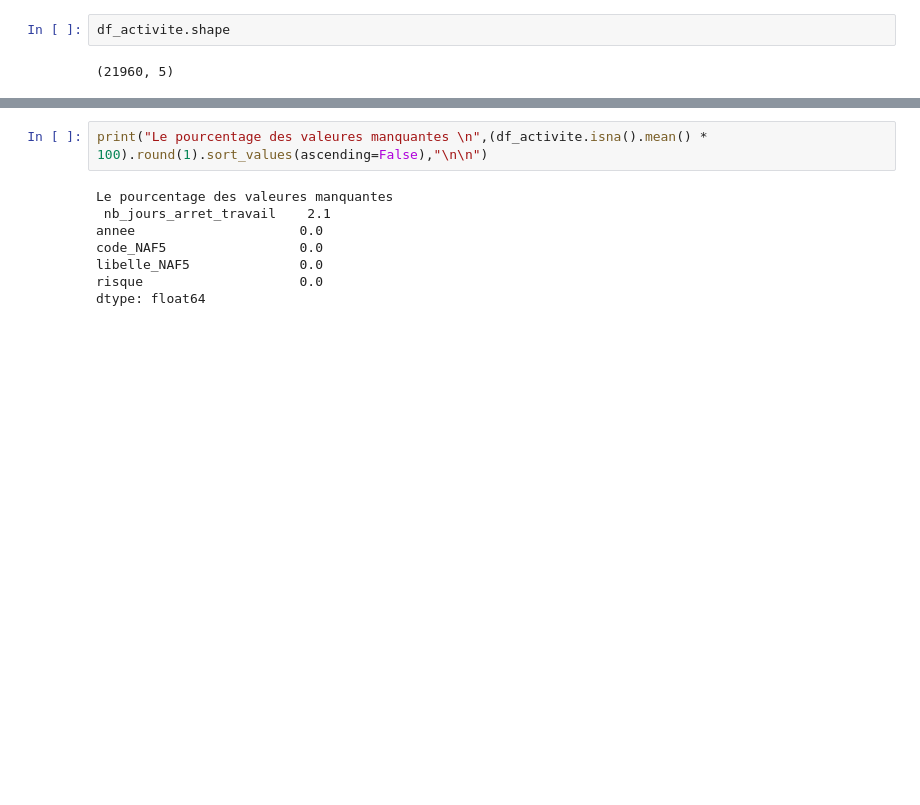
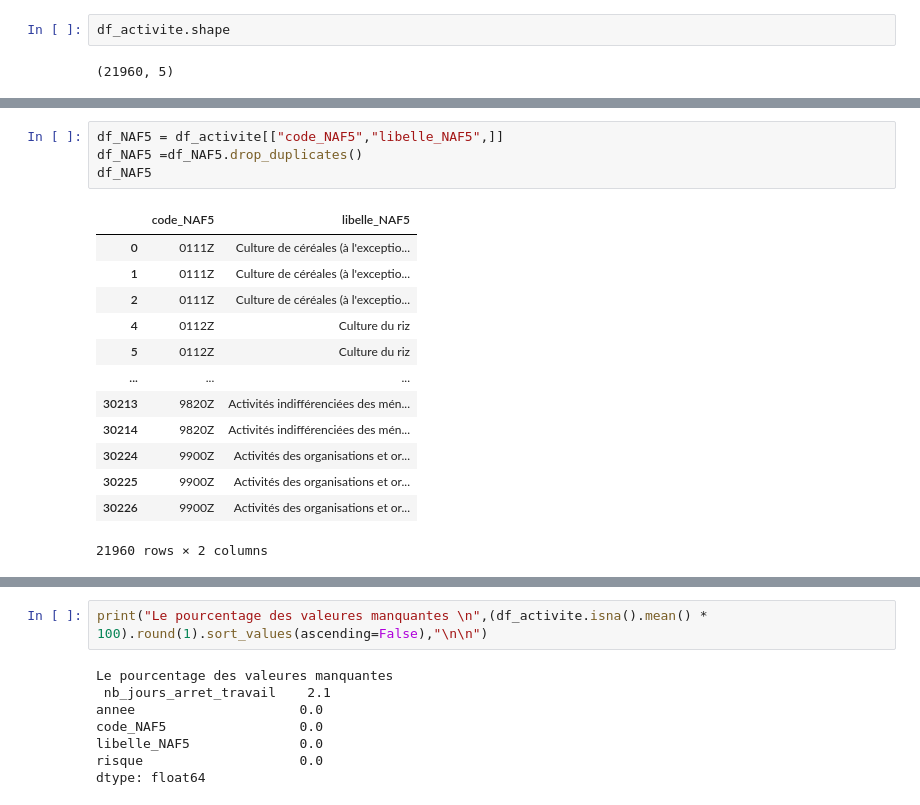
Before and after one commit to hannaabboudjr-alt/Hanna_brief_13, a Jupyter notebook: Desktop/13/exploration.ipynb, the cells around one changed output, grey strips where cells are left out. Drawn from its saved outputs; the diff is of its cells as text; blank space fills up the shorter version.

```diff
--- a/Desktop/13/exploration.ipynb
+++ b/Desktop/13/exploration.ipynb
@@ -104,0 +114,18 @@ df_activite.shape
+# %%
+df_NAF5 = df_activite[["code_NAF5","libelle_NAF5",]]
+df_NAF5 =df_NAF5.drop_duplicates()
+df_NAF5
+# %% [output]
+|  | code_NAF5 | libelle_NAF5 |
+| 0 | 0111Z | Culture de céréales (à l'exceptio... |
+| 1 | 0111Z | Culture de céréales (à l'exceptio... |
+| 2 | 0111Z | Culture de céréales (à l'exceptio... |
+| 4 | 0112Z | Culture du riz |
+| 5 | 0112Z | Culture du riz |
+| ... | ... | ... |
+| 30213 | 9820Z | Activités indifférenciées des mén... |
+| 30214 | 9820Z | Activités indifférenciées des mén... |
+| 30224 | 9900Z | Activités des organisations et or... |
+| 30225 | 9900Z | Activités des organisations et or... |
+| 30226 | 9900Z | Activités des organisations et or... |
+21960 rows × 2 columns
```
Also changed, not shown: parts of 6 cells of this notebook, 25 other files.
